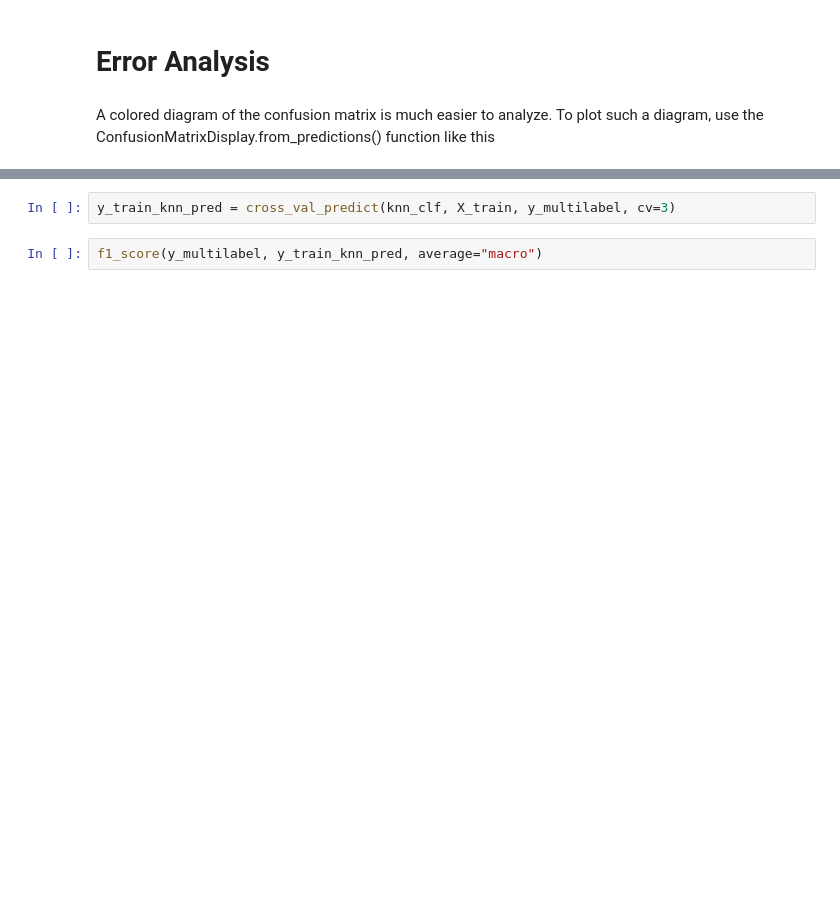
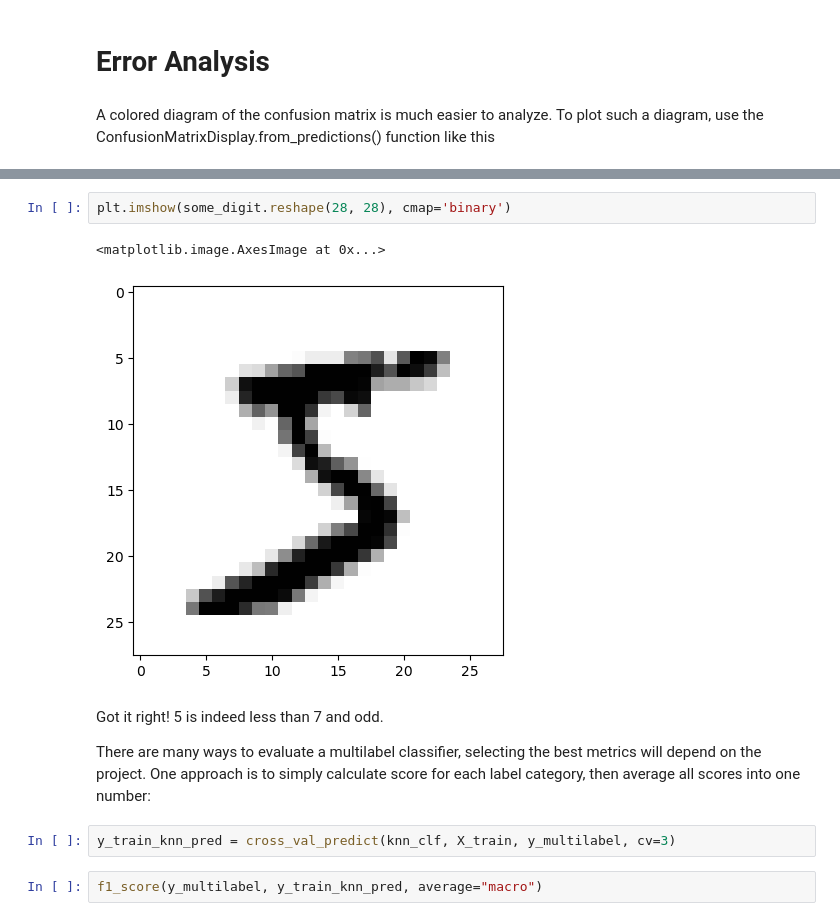
Before and after one commit to PavithraHCh/MachineLearning, a Jupyter notebook: Classification.ipynb, the cells around one changed output, grey strips where cells are left out. Drawn from its saved outputs; the diff is of its cells as text; blank space fills up the shorter version.

```diff
--- a/Classification.ipynb
+++ b/Classification.ipynb
@@ -468,3 +553,13 @@ knn_clf.fit(X_train, y_multilabel)
+# %%
+plt.imshow(some_digit.reshape(28, 28), cmap='binary')
+# %% [output]
+<matplotlib.image.AxesImage at 0x...>
+[figure, added]
+# %% [markdown]
+Got it right! 5 is indeed less than 7 and odd.
+
+There are many ways to evaluate a multilabel classifier, selecting the best metrics will depend on the project. One approach is to simply calculate
+ score for each label category, then average all scores into one number:
 # %%
 y_train_knn_pred = cross_val_predict(knn_clf, X_train, y_multilabel, cv=3)
 # %%
```
Also changed, not shown: parts of 39 cells of this notebook.
